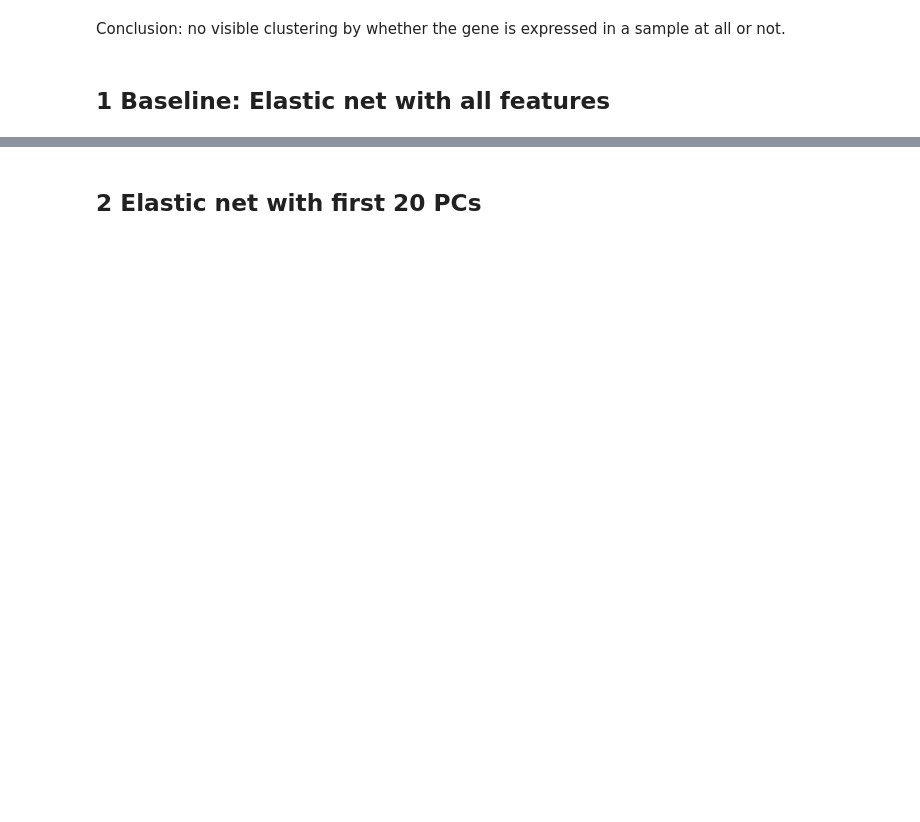
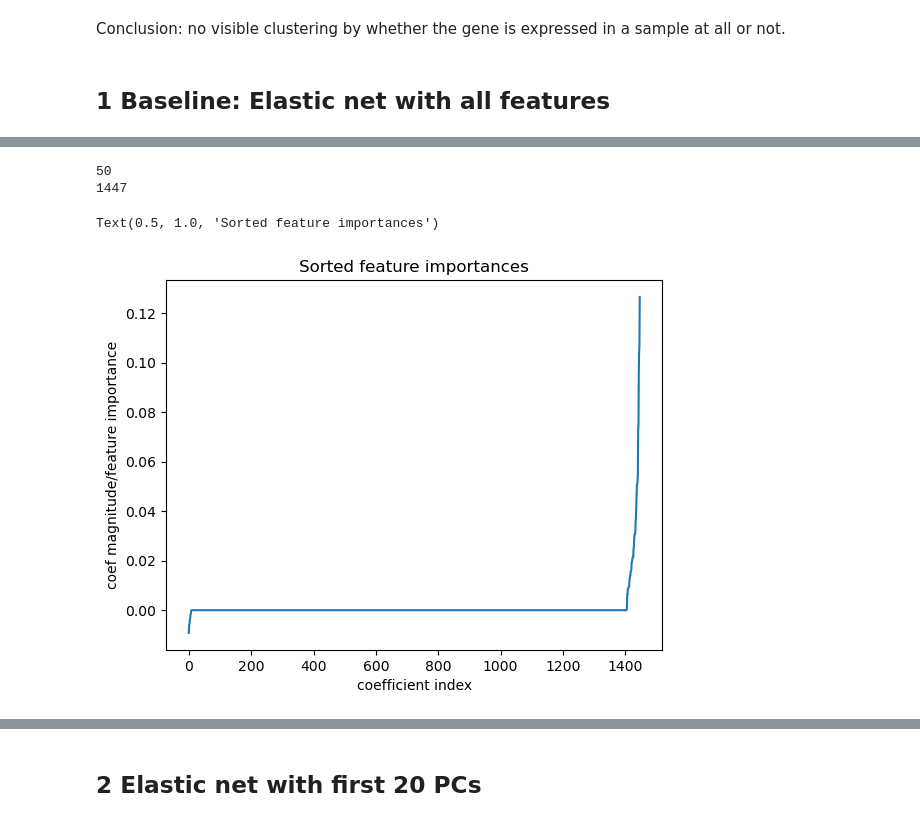
Before and after one commit to YviMa/predict_expression, a Jupyter notebook: notebooks/1_EDA_and_prototyping.ipynb, the cells around one changed output, grey strips where cells are left out. Cells and saved outputs as stored; diff of their text form; code cells hidden in the pictures; blank space fills up the shorter version.

```diff
--- a/notebooks/1_EDA_and_prototyping.ipynb
+++ b/notebooks/1_EDA_and_prototyping.ipynb
@@ -58,4 +56,4 @@ AttributeError: 'numpy.ndarray' object has no attribute 'corr'
 # %% [markdown]
 ## Splitting into training and test data for further analysis
 # %%
-X_train, X_test, Y_train, Y_test, idx_train, idx_test = sk.model_selection.train_test_split(gene_1.iloc[:,0:-1], gene_1.iloc[:,-1], np.arange(len(gene_1['Expression'])), test_size=0.3)
+X_train, X_test, Y_train, Y_test, idx_train, idx_test = sk.model_selection.train_test_split(gene_1.iloc[:,1:-1], gene_1.iloc[:,-1], np.arange(len(gene_1['Expression'])), test_size=0.3)
@@ -70,10 +62,10 @@ Y_test_np=Y_test.to_numpy()
 x_scaler=sk.preprocessing.StandardScaler()
 y_scaler=sk.preprocessing.StandardScaler()
 # %%
-X_train_np=x_scaler.fit_transform(X_train_np)
-X_test_np=x_scaler.transform(X_test_np)
-Y_train_np=y_scaler.fit_transform(Y_train_np.reshape(-1,1))[:,0]
-Y_test_np=y_scaler.transform(Y_test_np.reshape(-1,1))[:,0]
+X_train=x_scaler.fit_transform(X_train)
+X_test=x_scaler.transform(X_test)
+Y_train=y_scaler.fit_transform(pd.DataFrame(Y_train))[:,0]
+Y_test=y_scaler.transform(pd.DataFrame(Y_test))[:,0]
 # %% [markdown]
 ## Principal component analysis
 # %% [markdown]
@@ -120,4 +128,4 @@ param_grid = {
 elastic_net=sk.linear_model.ElasticNet(random_state=42, fit_intercept=False, max_iter=5000)
 grid_searcher=sk.model_selection.GridSearchCV(elastic_net, param_grid, scoring='neg_root_mean_squared_error', refit=True, verbose=1)
 # %%
-grid_searcher.fit(X_train_np, Y_train_np)
+grid_searcher.fit(X_train, Y_train)
@@ -134,3 +167,14 @@ best_estimator=grid_searcher.best_estimator_
 # to see how many nonzero coefficients remain
 print(np.sum(best_estimator.coef_!=0))
 print(len(best_estimator.coef_))
+# %% [output]
+50
+1447
+# %%
+plt.plot(np.sort(best_estimator.coef_))
+plt.xlabel("coefficient index")
+plt.ylabel("coef magnitude/feature importance")
+plt.title("Sorted feature importances")
+# %% [output]
+Text(0.5, 1.0, 'Sorted feature importances')
+[figure, added]
```
Also changed, not shown: parts of 52 cells of this notebook.
